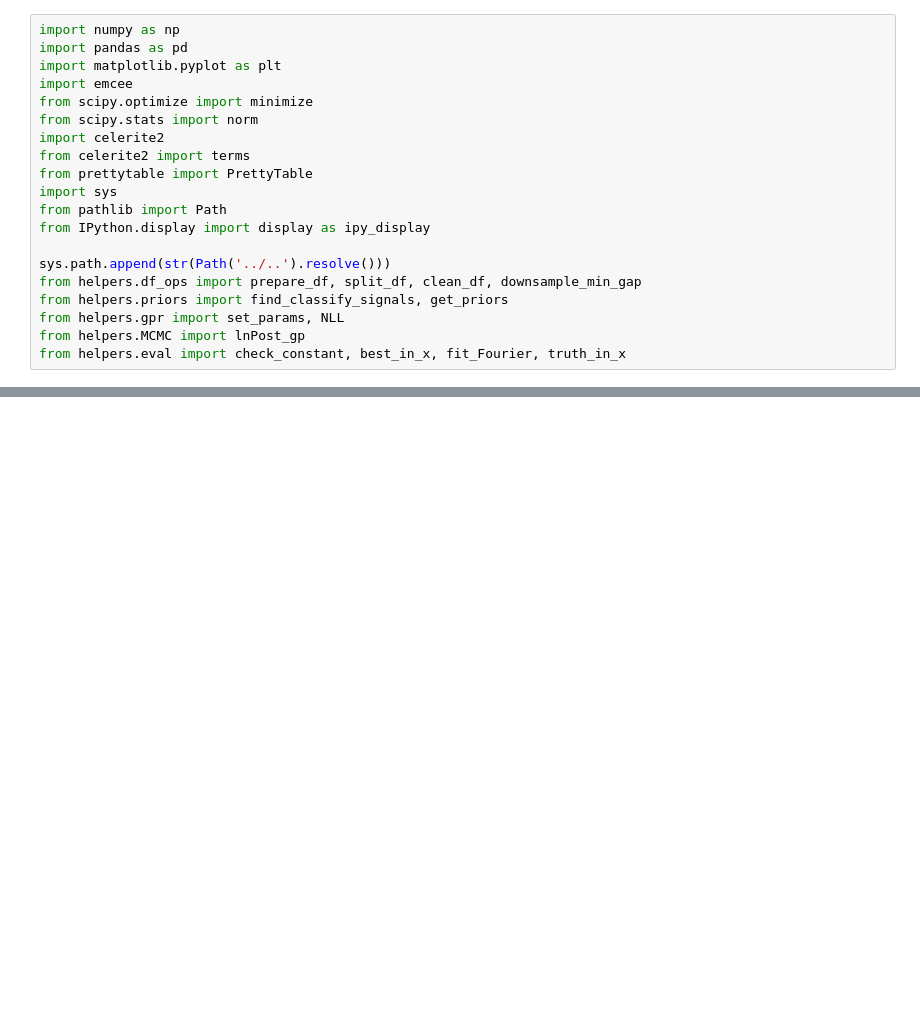
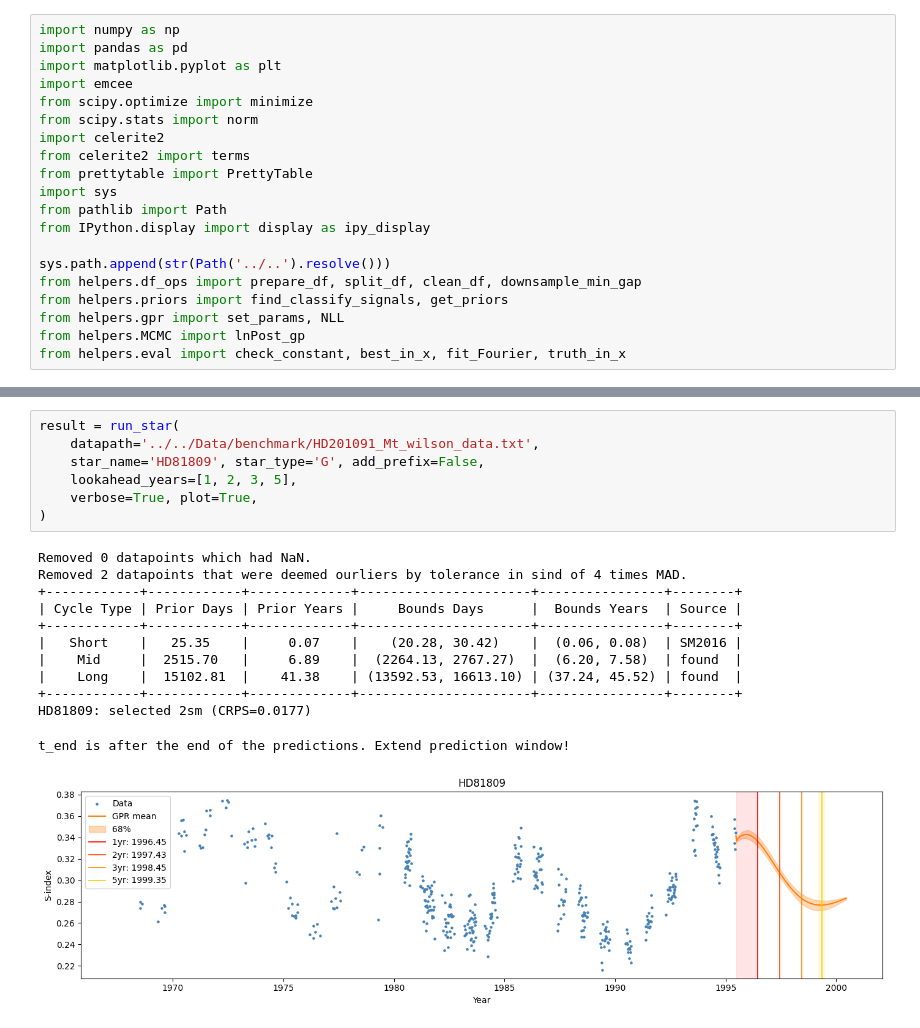
Before and after one commit to JoeyWee1/SolarCycleForecasting, a Jupyter notebook: Notebooks/GPR/GPR25_Run_Star.ipynb, the cells around one changed output, grey strips where cells are left out. Drawn from its saved outputs; the diff is of its cells as text; blank space fills up the shorter version.

Commit message:
added run star

```diff
--- a/Notebooks/GPR/GPR25_Run_Star.ipynb
+++ b/Notebooks/GPR/GPR25_Run_Star.ipynb
@@ -228 +228,21 @@ def run_star(datapath, star_name, star_type='G', add_prefix=False,
     }
+# %%
+result = run_star(
+    datapath='../../Data/benchmark/HD201091_Mt_wilson_data.txt',
+    star_name='HD81809', star_type='G', add_prefix=False,
+    lookahead_years=[1, 2, 3, 5],
+    verbose=True, plot=True,
+)
+# %% [output]
+Removed 0 datapoints which had NaN.
+Removed 2 datapoints that were deemed ourliers by tolerance in sind of 4 times MAD.
++------------+------------+-------------+----------------------+----------------+--------+
+| Cycle Type | Prior Days | Prior Years |     Bounds Days      |  Bounds Years  | Source |
++------------+------------+-------------+----------------------+----------------+--------+
+|   Short    |   25.35    |     0.07    |    (20.28, 30.42)    |  (0.06, 0.08)  | SM2016 |
+|    Mid     |  2515.70   |     6.89    |  (2264.13, 2767.27)  |  (6.20, 7.58)  | found  |
+|    Long    |  15102.81  |    41.38    | (13592.53, 16613.10) | (37.24, 45.52) | found  |
++------------+------------+-------------+----------------------+----------------+--------+
+HD81809: selected 2sm (CRPS=0.0177)
+t_end is after the end of the predictions. Extend prediction window!
+[figure, added]
```
Also changed, not shown: parts of 1 cell of this notebook, 1 other file.
